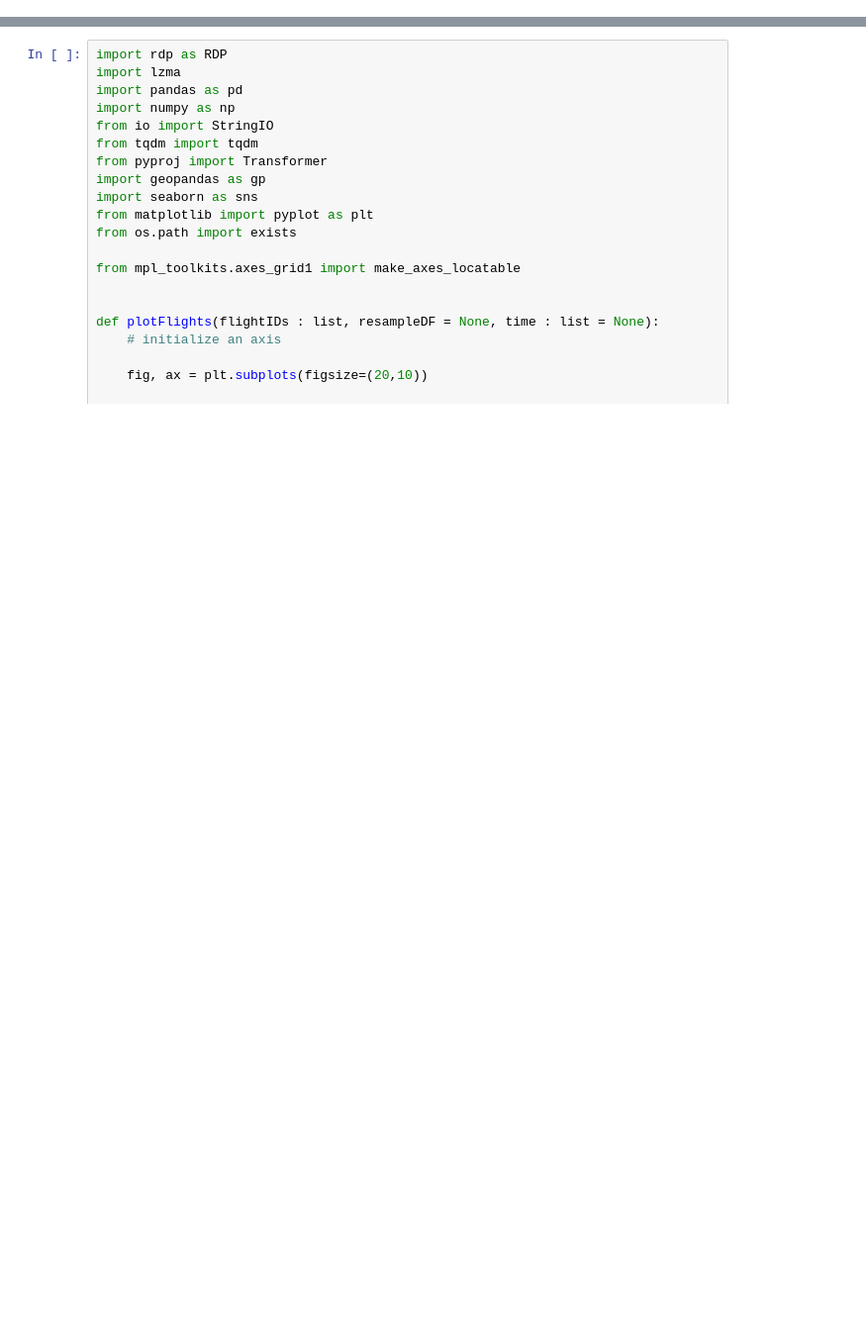
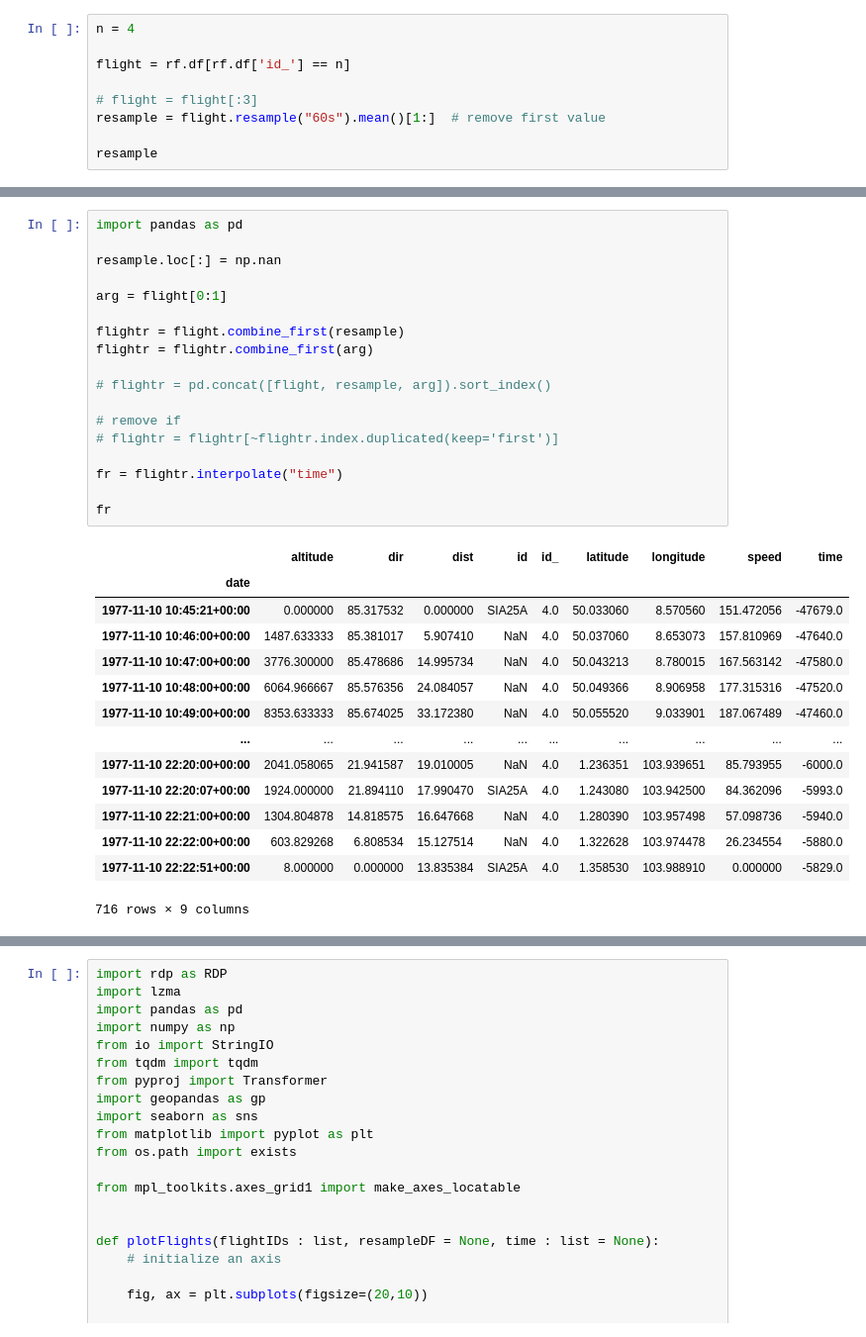
Before and after one commit to michaschultz/mobileSector, a Jupyter notebook: msdata/msFlights.ipynb, the cells around one changed output, grey strips where cells are left out. Shown: that part at 99% size. Saved outputs shown, nothing was run; the diff lists cells and outputs as text; blank space fills up the shorter version.

```diff
--- a/msdata/msFlights.ipynb
+++ b/msdata/msFlights.ipynb
@@ -34,0 +54,9 @@ resample flights
+# %%
+n = 4
+
+flight = rf.df[rf.df['id_'] == n]
+
+# flight = flight[:3]
+resample = flight.resample("60s").mean()[1:]  # remove first value
+
+resample
@@ -35 +78,34 @@ resample flights
+# %%
+import pandas as pd
+
+resample.loc[:] = np.nan
+
+arg = flight[0:1]
+
+flightr = flight.combine_first(resample)
+flightr = flightr.combine_first(arg)
+
+# flightr = pd.concat([flight, resample, arg]).sort_index()
+
+# remove if
+# flightr = flightr[~flightr.index.duplicated(keep='first')]
+
+fr = flightr.interpolate("time")
+
+fr
+# %% [output]
+|  | altitude | dir | dist | id | id_ | latitude | longitude | speed | time |
+| date |  |  |  |  |  |  |  |  |  |
+| 1977-11-10 10:45:21+00:00 | 0.000000 | 85.317532 | 0.000000 | SIA25A | 4.0 | 50.033060 | 8.570560 | 151.472056 | -47679.0 |
+| 1977-11-10 10:46:00+00:00 | 1487.633333 | 85.381017 | 5.907410 | NaN | 4.0 | 50.037060 | 8.653073 | 157.810969 | -47640.0 |
+| 1977-11-10 10:47:00+00:00 | 3776.300000 | 85.478686 | 14.995734 | NaN | 4.0 | 50.043213 | 8.780015 | 167.563142 | -47580.0 |
+| 1977-11-10 10:48:00+00:00 | 6064.966667 | 85.576356 | 24.084057 | NaN | 4.0 | 50.049366 | 8.906958 | 177.315316 | -47520.0 |
+| 1977-11-10 10:49:00+00:00 | 8353.633333 | 85.674025 | 33.172380 | NaN | 4.0 | 50.055520 | 9.033901 | 187.067489 | -47460.0 |
+| ... | ... | ... | ... | ... | ... | ... | ... | ... | ... |
+| 1977-11-10 22:20:00+00:00 | 2041.058065 | 21.941587 | 19.010005 | NaN | 4.0 | 1.236351 | 103.939651 | 85.793955 | -6000.0 |
+| 1977-11-10 22:20:07+00:00 | 1924.000000 | 21.894110 | 17.990470 | SIA25A | 4.0 | 1.243080 | 103.942500 | 84.362096 | -5993.0 |
+| 1977-11-10 22:21:00+00:00 | 1304.804878 | 14.818575 | 16.647668 | NaN | 4.0 | 1.280390 | 103.957498 | 57.098736 | -5940.0 |
+| 1977-11-10 22:22:00+00:00 | 603.829268 | 6.808534 | 15.127514 | NaN | 4.0 | 1.322628 | 103.974478 | 26.234554 | -5880.0 |
+| 1977-11-10 22:22:51+00:00 | 8.000000 | 0.000000 | 13.835384 | SIA25A | 4.0 | 1.358530 | 103.988910 | 0.000000 | -5829.0 |
+716 rows × 9 columns
 # %%
```
Also changed, not shown: parts of 4 cells of this notebook, 2 other files.
